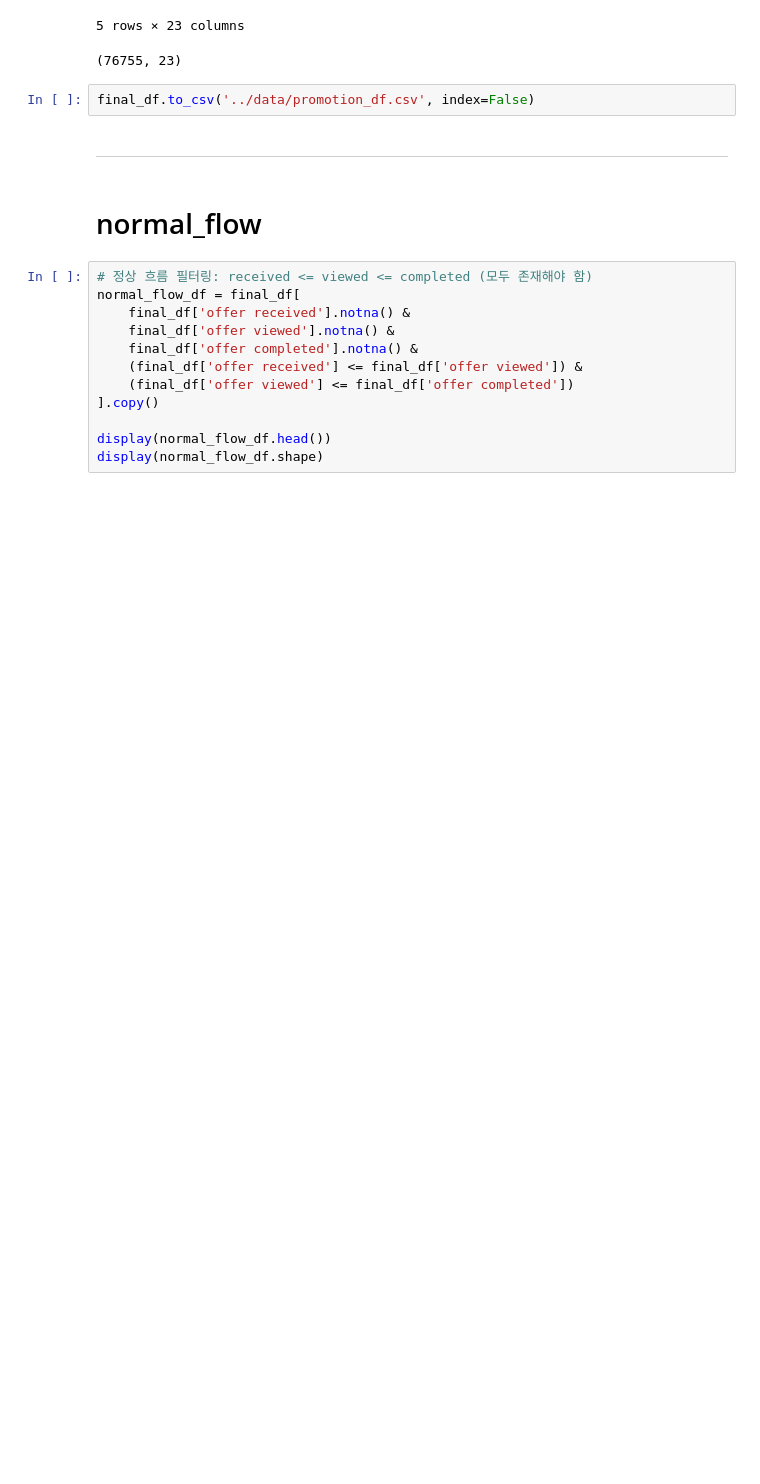
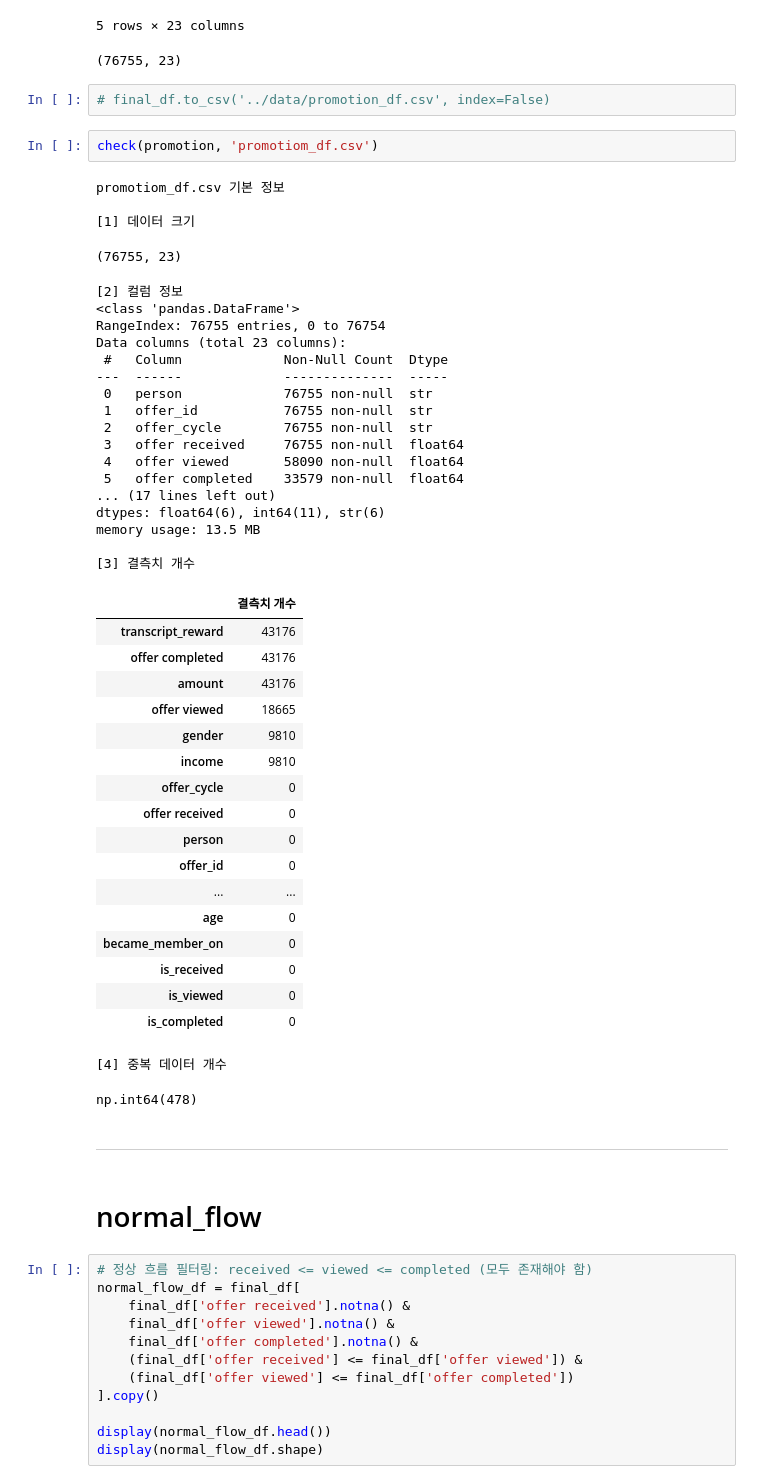
Before and after one commit to yoohengu/marketing_starbucks, a Jupyter notebook: all/01_preprocessing.ipynb, the cells around one changed output. Saved outputs shown, nothing was run; the diff lists cells and outputs as text; blank space fills up the shorter version.

```diff
--- a/all/01_preprocessing.ipynb
+++ b/all/01_preprocessing.ipynb
@@ -283,7 +349,50 @@ display(final_df.shape)
 5 rows × 23 columns
 (76755, 23)
 # %%
-final_df.to_csv('../data/promotion_df.csv', index=False)
+# final_df.to_csv('../data/promotion_df.csv', index=False)
+# %%
+check(promotion, 'promotiom_df.csv')
+# %% [output]
+promotiom_df.csv 기본 정보
+
+[1] 데이터 크기
+(76755, 23)
+[2] 컬럼 정보
+<class 'pandas.DataFrame'>
+RangeIndex: 76755 entries, 0 to 76754
+Data columns (total 23 columns):
+ #   Column             Non-Null Count  Dtype
+---  ------             --------------  -----
+ 0   person             76755 non-null  str
+ 1   offer_id           76755 non-null  str
+ 2   offer_cycle        76755 non-null  str
+ 3   offer received     76755 non-null  float64
+ 4   offer viewed       58090 non-null  float64
+ 5   offer completed    33579 non-null  float64
+... (17 lines left out)
+dtypes: float64(6), int64(11), str(6)
+memory usage: 13.5 MB
+
+[3] 결측치 개수
+|  | 결측치 개수 |
+| transcript_reward | 43176 |
+| offer completed | 43176 |
+| amount | 43176 |
+| offer viewed | 18665 |
+| gender | 9810 |
+| income | 9810 |
+| offer_cycle | 0 |
+| offer received | 0 |
+| person | 0 |
+| offer_id | 0 |
+| ... | ... |
+| age | 0 |
+| became_member_on | 0 |
+| is_received | 0 |
+| is_viewed | 0 |
+| is_completed | 0 |
+[4] 중복 데이터 개수
+np.int64(478)
 # %% [markdown]
 ---
 # %% [markdown]
```
Also changed, not shown: parts of 6 cells of this notebook, 13 other files.
